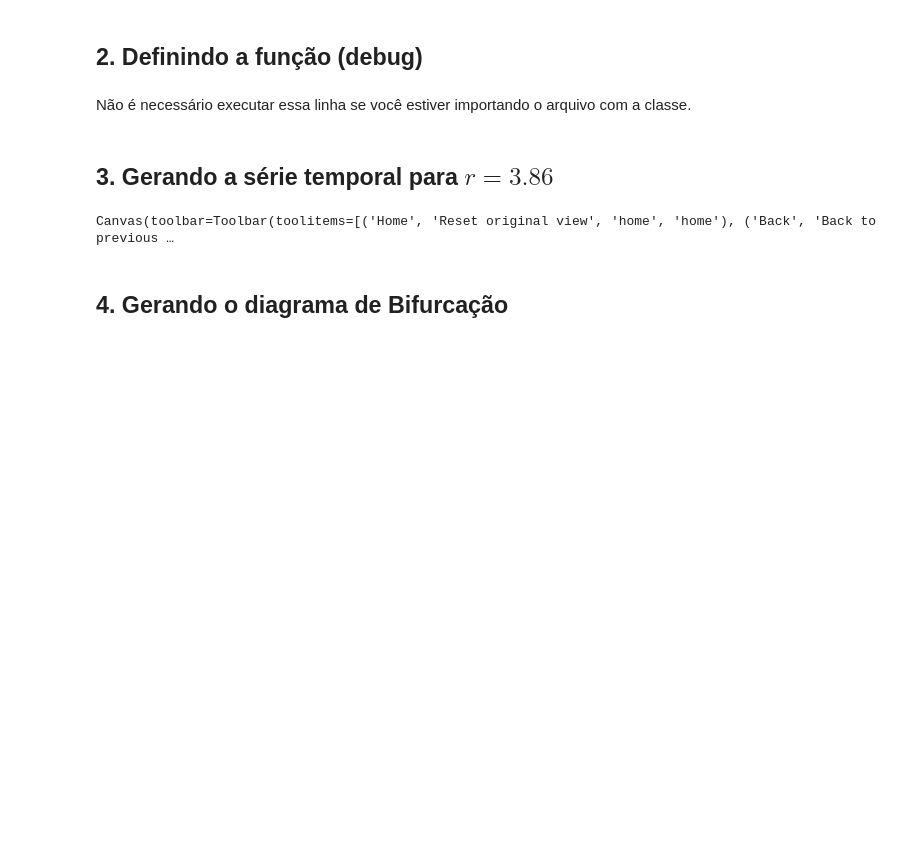
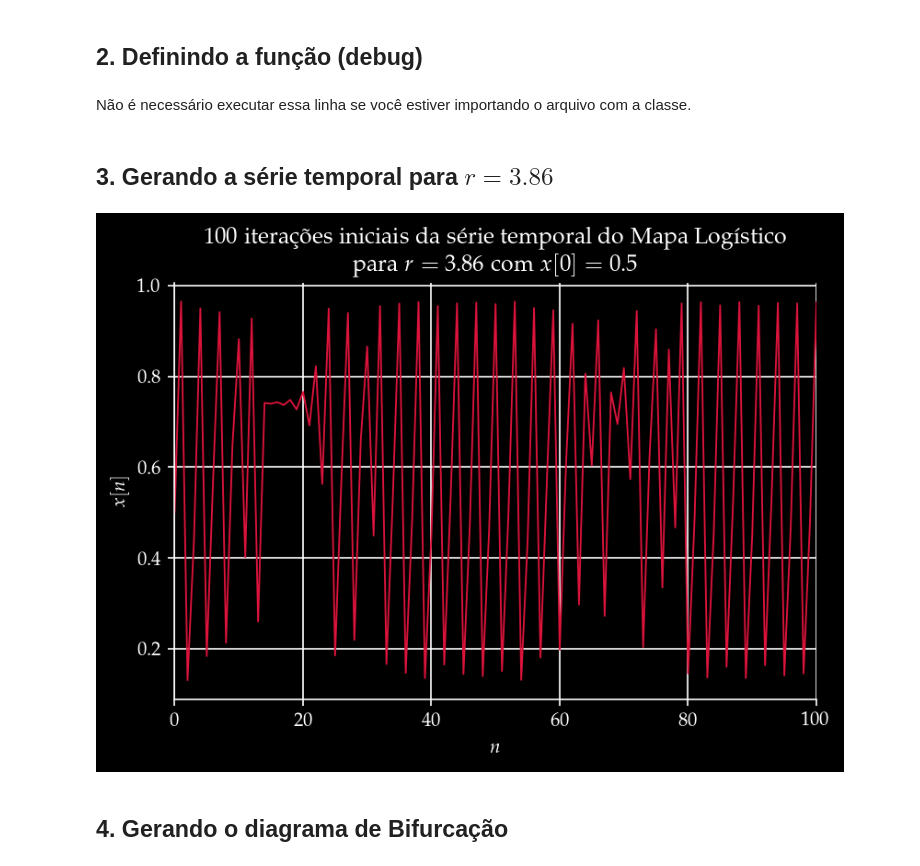
Before and after one commit to joaoppagnan/pibic-2020-2021, a Jupyter notebook: notebooks/testes-exploratorios/caos/logistic-map.ipynb, the cells around one changed output. Saved outputs shown, nothing was run; the diff lists cells and outputs as text; code cells hidden in the pictures; blank space fills up the shorter version.

Commit message:
refatorei algumas imagens

```diff
--- a/notebooks/testes-exploratorios/caos/logistic-map.ipynb
+++ b/notebooks/testes-exploratorios/caos/logistic-map.ipynb
@@ -7,7 +7,7 @@
 # %%
 import numpy as np
 
-%matplotlib widget
+%matplotlib inline
 import matplotlib.pyplot as plt
 
 import seaborn as sns # a biblioteca 'seaborn' contém vários estilos para os gráficos do 'matpĺotlib'
@@ -16,7 +16,7 @@ import seaborn as sns # a biblioteca 'seaborn' contém vários estilos para os g
 # alem de mudar a fonte padrao para uma do latex
 sns.set_style("ticks")
 plt.rcParams['savefig.dpi'] = 200
-plt.rcParams["figure.dpi"] = 100
+plt.rcParams["figure.dpi"] = 150
 
 plt.rcParams.update({
     "text.usetex": True,
@@ -186,20 +186,20 @@ x = estados[:, 0]
 n = estados[:, 1]
 # %%
 fig, ax = plt.subplots()
-ax.plot(n, x, color='Crimson')
+ax.plot(n, x, color='Crimson', linewidth=0.9)
 
 ax.set_title("100 iterações iniciais da série temporal do Mapa Logístico\n para $r =$ " + str(r) + " com $x[0] =$ " + str(x[0]))
 ax.set_ylabel('$x[n]$')
 ax.set_xlabel('$n$')
 ax.set_xlim(0, 100)
 
 ax.grid(True)
 sns.despine()
 
 plt.show()
 fig.savefig("../../../images/caos/logistic-map/series-temporais.png")
 # %% [output]
-Canvas(toolbar=Toolbar(toolitems=[('Home', 'Reset original view', 'home', 'home'), ('Back', 'Back to previous …
+[figure, added]
 # %% [markdown]
 ## 4. Gerando o diagrama de Bifurcação
 # %%
```
Also changed, not shown: parts of 1 cell of this notebook, 16 other files.
